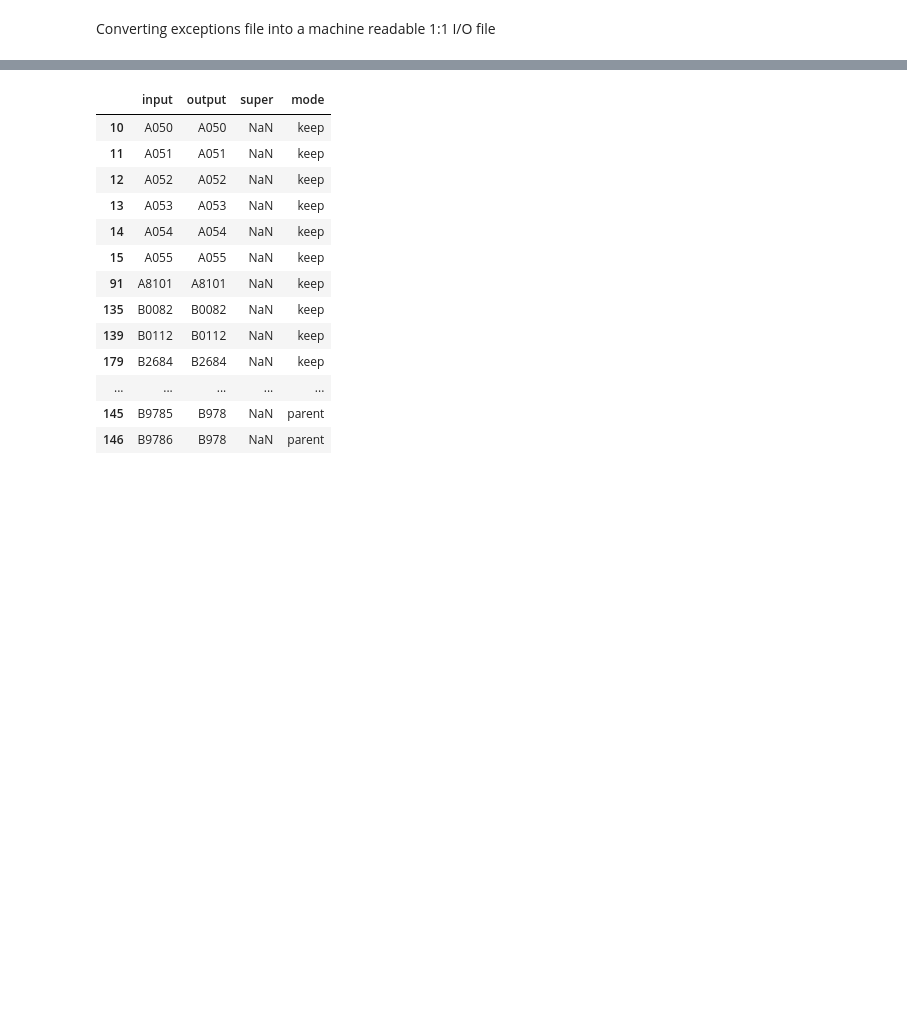
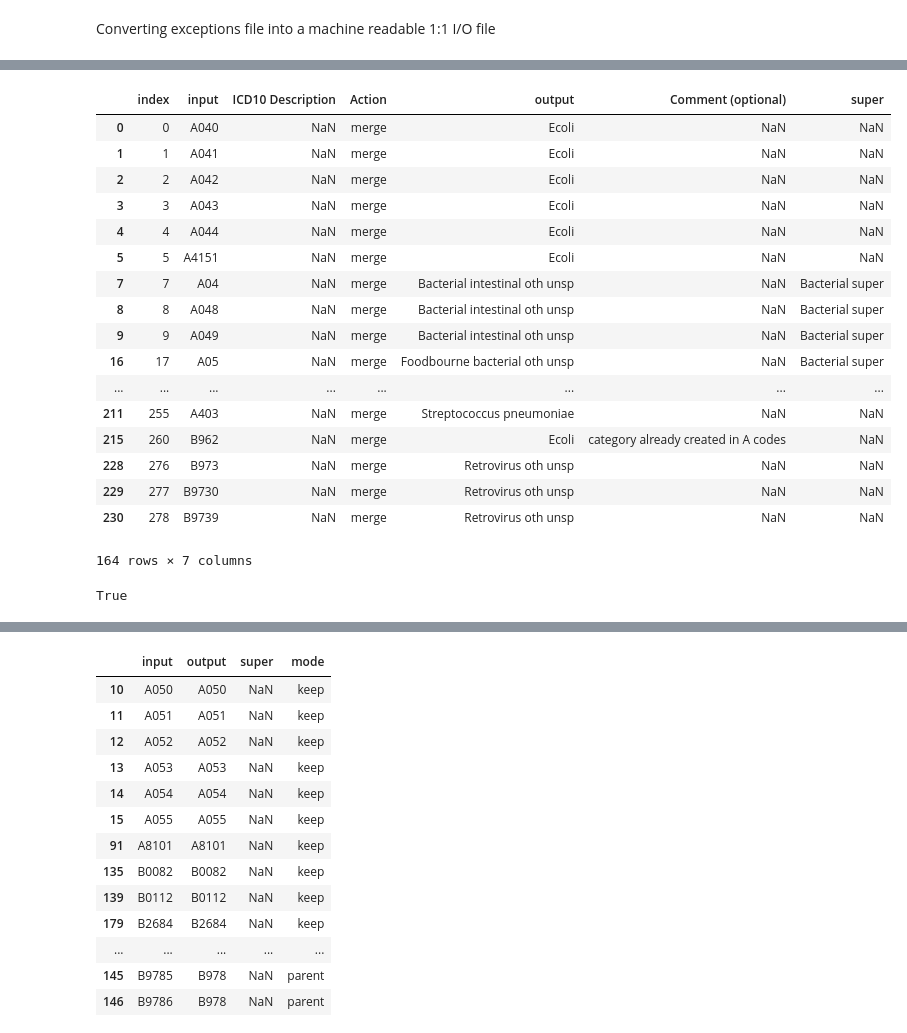
Before and after one commit to thenineteen/Deep-Covariant-Structure-of-Comorbidities, a Jupyter notebook: Preprocessing/1.0-kd-icd10-conversion-pipeline.ipynb, the cells around one changed output, grey strips where cells are left out. Cells and saved outputs as stored; diff of their text form; code cells hidden in the pictures; blank space fills up the shorter version.

```diff
--- a/Preprocessing/1.0-kd-icd10-conversion-pipeline.ipynb
+++ b/Preprocessing/1.0-kd-icd10-conversion-pipeline.ipynb
@@ -94,0 +121,21 @@ processedLookUpDF['input'] = processedLookUpDF['input'].str.replace('.','')
+# %%
+look_up_table_merge
+# %% [output]
+|  | index | input | ICD10 Description | Action | output | Comment (optional) | super |
+| 0 | 0 | A040 | NaN | merge | Ecoli | NaN | NaN |
+| 1 | 1 | A041 | NaN | merge | Ecoli | NaN | NaN |
+| 2 | 2 | A042 | NaN | merge | Ecoli | NaN | NaN |
+| 3 | 3 | A043 | NaN | merge | Ecoli | NaN | NaN |
+| 4 | 4 | A044 | NaN | merge | Ecoli | NaN | NaN |
+| 5 | 5 | A4151 | NaN | merge | Ecoli | NaN | NaN |
+| 7 | 7 | A04 | NaN | merge | Bacterial intestinal oth unsp | NaN | Bacterial super |
+| 8 | 8 | A048 | NaN | merge | Bacterial intestinal oth unsp | NaN | Bacterial super |
+| 9 | 9 | A049 | NaN | merge | Bacterial intestinal oth unsp | NaN | Bacterial super |
+| 16 | 17 | A05 | NaN | merge | Foodbourne bacterial oth unsp | NaN | Bacterial super |
+| ... | ... | ... | ... | ... | ... | ... | ... |
+| 211 | 255 | A403 | NaN | merge | Streptococcus pneumoniae | NaN | NaN |
+| 215 | 260 | B962 | NaN | merge | Ecoli | category already created in A codes | NaN |
+| 228 | 276 | B973 | NaN | merge | Retrovirus oth unsp | NaN | NaN |
+| 229 | 277 | B9730 | NaN | merge | Retrovirus oth unsp | NaN | NaN |
+| 230 | 278 | B9739 | NaN | merge | Retrovirus oth unsp | NaN | NaN |
+164 rows × 7 columns
@@ -94,0 +152,4 @@ processedLookUpDF['input'] = processedLookUpDF['input'].str.replace('.','')
+# %%
+(~(diagnosis_code_df_merge_action.fillna(1) == diagnosis_code_df_pruned.fillna(1)))
+# %% [output]
+True
```
Also changed, not shown: parts of 54 cells of this notebook.
